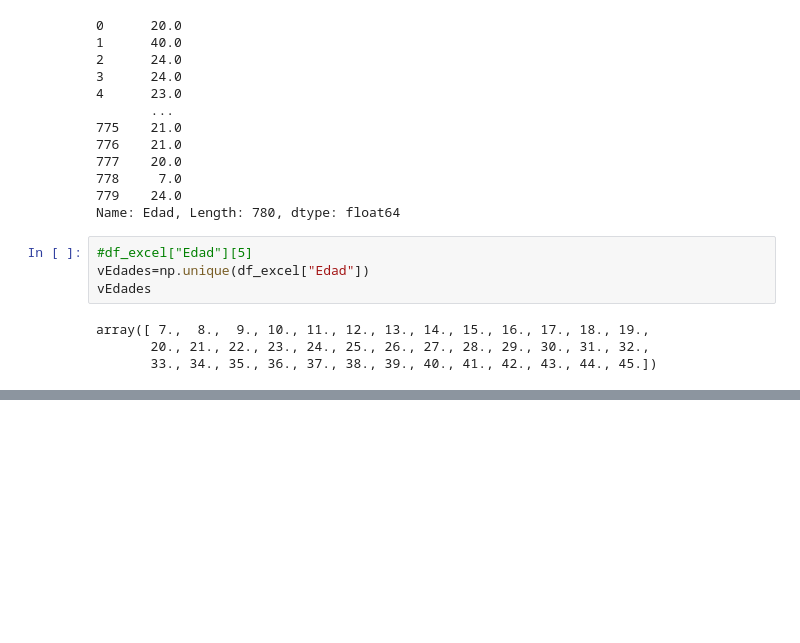
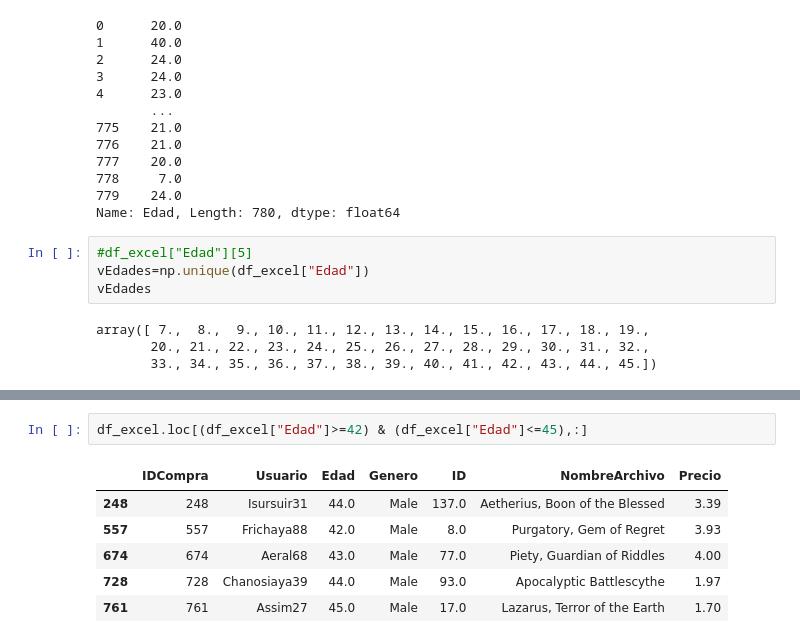
Before and after one commit to hmarbello/Tarea1AnalisisDeDatos, a Jupyter notebook: Tarea_1_Modulo1_AnalisisDeDatos.ipynb, the cells around one changed output, grey strips where cells are left out. Cells and saved outputs as stored; diff of their text form; blank space fills up the shorter version.

```diff
--- a/Tarea_1_Modulo1_AnalisisDeDatos.ipynb
+++ b/Tarea_1_Modulo1_AnalisisDeDatos.ipynb
@@ -444,0 +575,9 @@ print(tCompras)
+# %%
+df_excel.loc[(df_excel["Edad"]>=42) & (df_excel["Edad"]<=45),:]
+# %% [output]
+|  | IDCompra | Usuario | Edad | Genero | ID | NombreArchivo | Precio |
+| 248 | 248 | Isursuir31 | 44.0 | Male | 137.0 | Aetherius, Boon of the Blessed | 3.39 |
+| 557 | 557 | Frichaya88 | 42.0 | Male | 8.0 | Purgatory, Gem of Regret | 3.93 |
+| 674 | 674 | Aeral68 | 43.0 | Male | 77.0 | Piety, Guardian of Riddles | 4.00 |
+| 728 | 728 | Chanosiaya39 | 44.0 | Male | 93.0 | Apocalyptic Battlescythe | 1.97 |
+| 761 | 761 | Assim27 | 45.0 | Male | 17.0 | Lazarus, Terror of the Earth | 1.70 |
```
Also changed, not shown: parts of 19 cells of this notebook.
